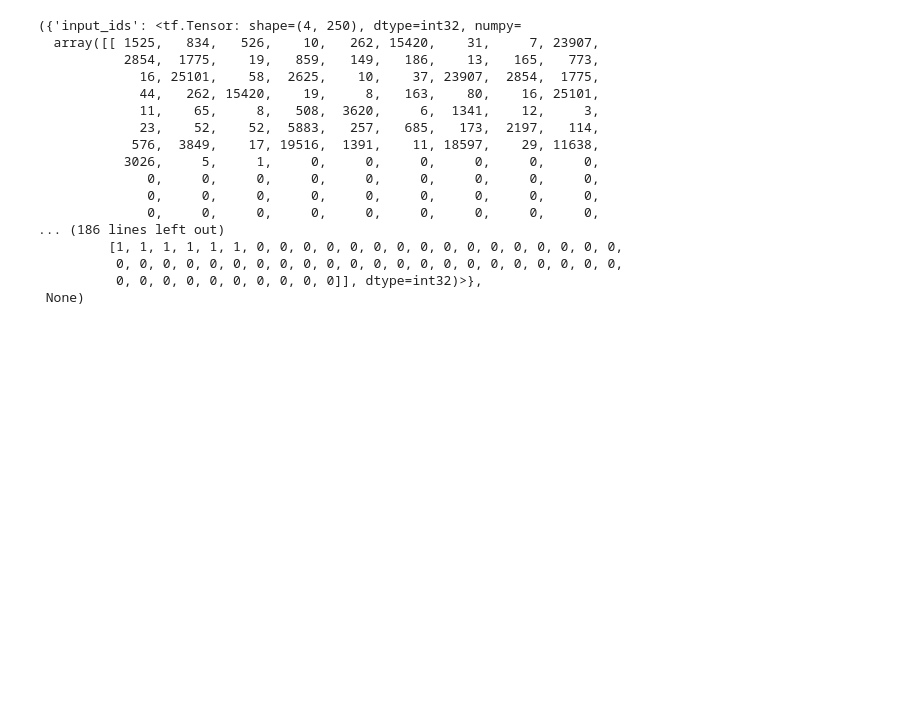
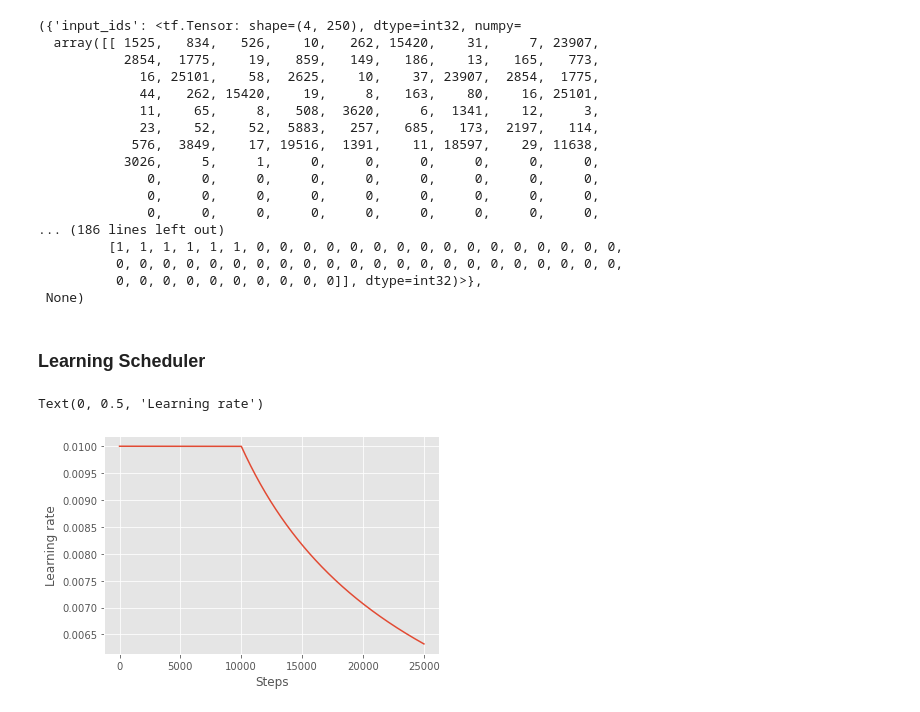
Before and after one commit to lordtt13/transformers-experiments, a Jupyter notebook: Custom Tasks/training-tft5-on-squad.ipynb, the cells around one changed output. Drawn from its saved outputs; the diff is of its cells as text; code cells hidden in the pictures; blank space fills up the shorter version.

Commit message:
Custom LR Scheduler add
Signed-off-by: lordtt13 <thakurtanmay72@yahoo.com>

```diff
--- a/Custom Tasks/training-tft5-on-squad.ipynb
+++ b/Custom Tasks/training-tft5-on-squad.ipynb
@@ -179,3 +179,28 @@ data
           0, 0, 0, 0, 0, 0, 0, 0, 0, 0, 0, 0, 0, 0, 0, 0, 0, 0, 0, 0, 0, 0,
           0, 0, 0, 0, 0, 0, 0, 0, 0, 0]], dtype=int32)>},
  None)
+# %% [markdown]
+### Learning Scheduler
+# %%
+class CustomSchedule(tf.keras.optimizers.schedules.LearningRateSchedule):
+  def __init__(self, warmup_steps = 1e4):
+    super().__init__()
+
+    self.warmup_steps = tf.cast(warmup_steps, tf.float32)
+
+  def __call__(self, step):
+    step = tf.cast(step, tf.float32)
+    m = tf.maximum(self.warmup_steps, step)
+    m = tf.cast(m, tf.float32)
+    lr = tf.math.rsqrt(m)
+
+    return lr
+# %%
+plt.style.use('ggplot')
+schedule = CustomSchedule()
+plt.plot(schedule(tf.range(25000, dtype = tf.float32)))
+plt.xlabel("Steps")
+plt.ylabel("Learning rate")
+# %% [output]
+Text(0, 0.5, 'Learning rate')
+[figure, added]
```
